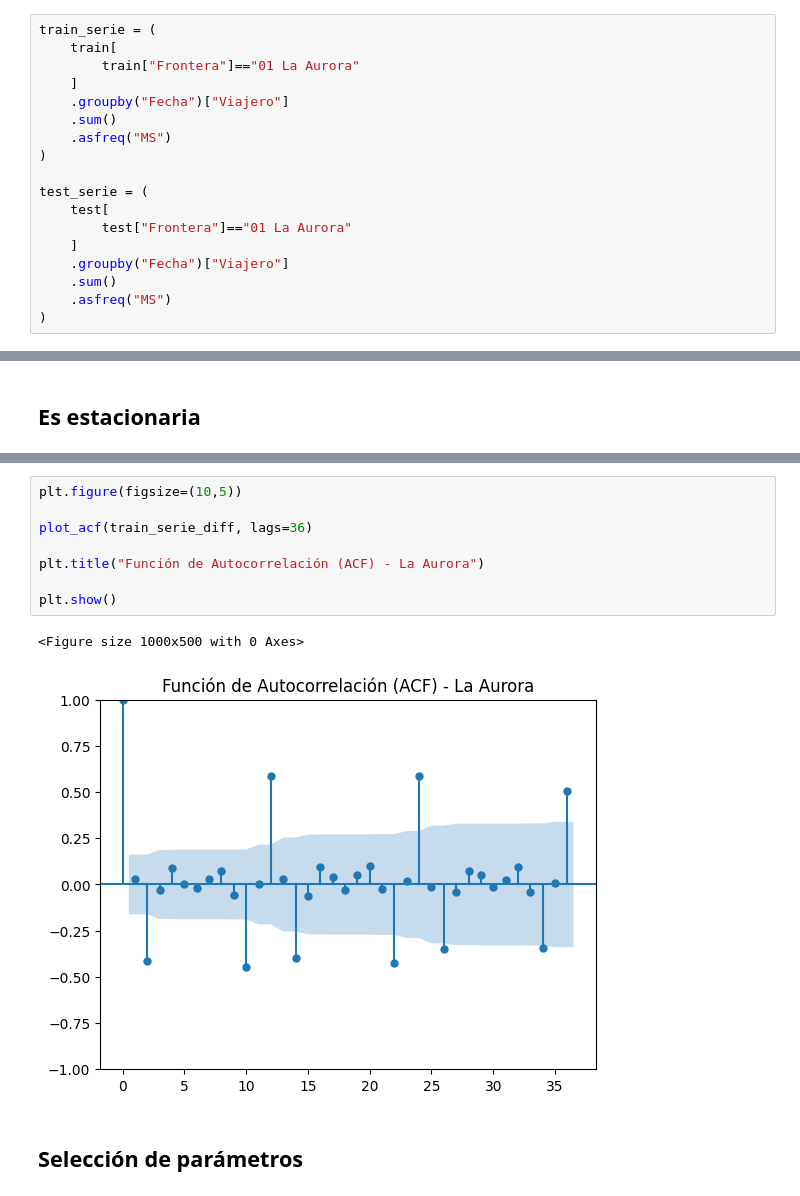
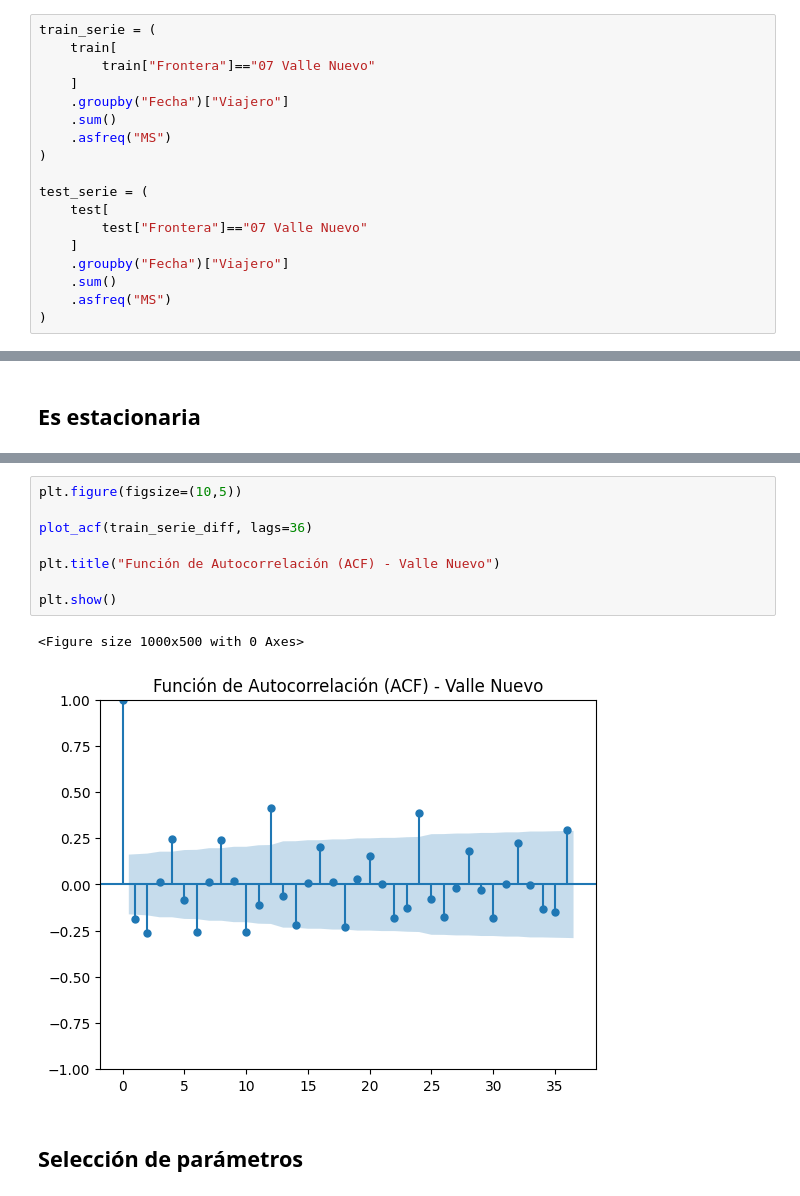
Before and after one commit to CamiR24/Lab1DS, a Jupyter notebook: serie_fronteras/serie_valle_nuevo.ipynb, the cells around one changed output, grey strips where cells are left out. Cells and saved outputs as stored; diff of their text form.

```diff
--- a/serie_fronteras/serie_valle_nuevo.ipynb
+++ b/serie_fronteras/serie_valle_nuevo.ipynb
@@ -102,7 +102,7 @@ Parsed Data:
 # %%
 train_serie = (
     train[
-        train["Frontera"]=="01 La Aurora"
+        train["Frontera"]=="07 Valle Nuevo"
     ]
     .groupby("Fecha")["Viajero"]
     .sum()
@@ -111,7 +111,7 @@ train_serie = (
 
 test_serie = (
     test[
-        test["Frontera"]=="01 La Aurora"
+        test["Frontera"]=="07 Valle Nuevo"
     ]
     .groupby("Fecha")["Viajero"]
     .sum()
@@ -260,14 +260,14 @@ plt.show()
 # %%
 plt.figure(figsize=(10,5))
 
 plot_acf(train_serie_diff, lags=36)
 
-plt.title("Función de Autocorrelación (ACF) - La Aurora")
+plt.title("Función de Autocorrelación (ACF) - Valle Nuevo")
 
 plt.show()
 # %% [output]
 <Figure size 1000x500 with 0 Axes>
-[figure, old version]
+[figure, new version]
 # %% [markdown]
 ## Selección de parámetros
 # %%
```
Also changed, not shown: parts of 24 cells of this notebook.
